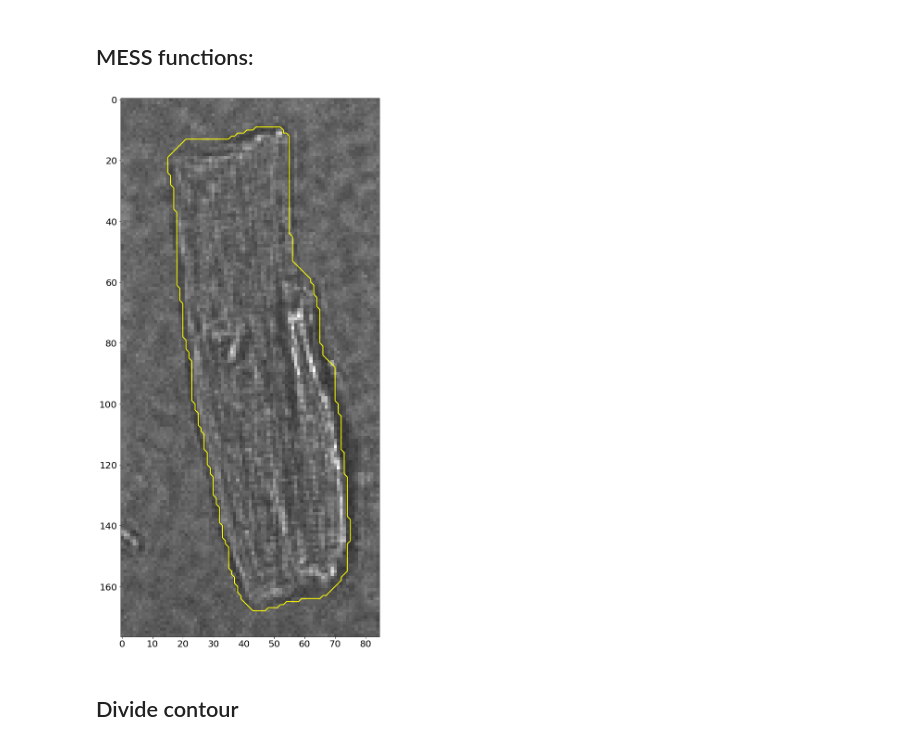
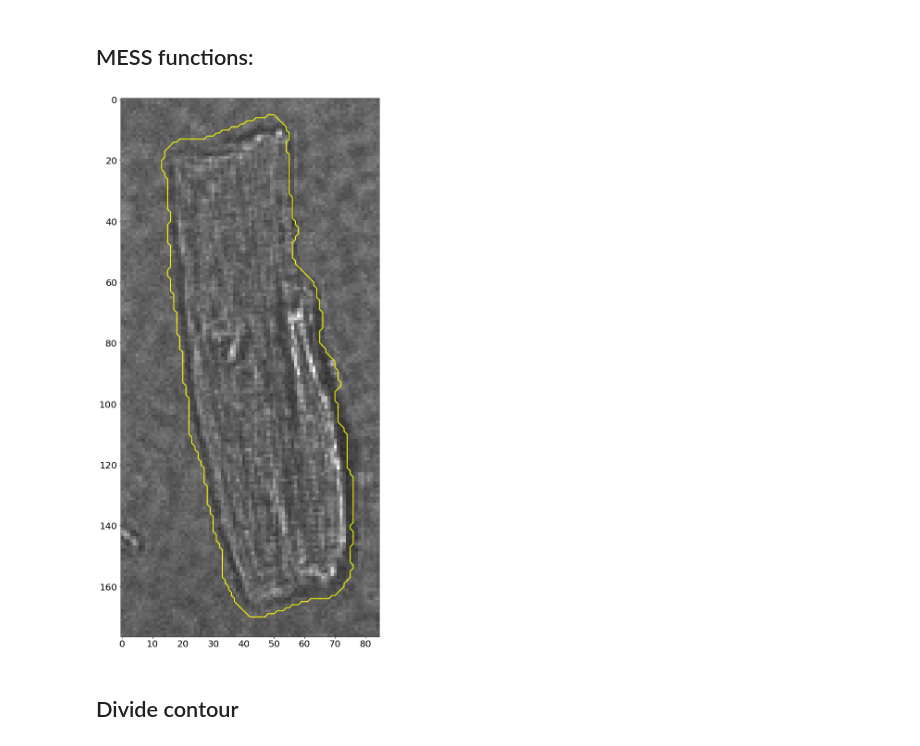
Before and after one commit to zoccoler/metroid, a Jupyter notebook: MESS.ipynb, the cells around one changed output. Saved outputs shown, nothing was run; the diff lists cells and outputs as text; code cells hidden in the pictures.

```diff
--- a/MESS.ipynb
+++ b/MESS.ipynb
@@ -43,11 +43,9 @@ if testing:
 # %%
 if testing:
     from skimage import io
+    global fpath
     fpath = 'Data\\Cell2\\Videos_AP'
     fr = 71.29 #55.78
     fname = 'vid1.tif'
     fullpath = fpath + '\\' + fname
     video = io.imread(fullpath)
-    mname = 'cellmask.tif'
-    fullpath = fpath + '\\' + mname
-    mask = io.imread(fullpath)
@@ -53,0 +54,3 @@ if testing:
+# %%
+if testing:
+    mask_method = 'draw' # or 'load' if you already have mask file stored
@@ -54,3 +279,10 @@ if testing:
+# %%
+if testing:
+    from skimage import io
+    fpath = 'Data\\Cell2\\Videos_AP'
+    mname = 'manualcellmask1.tif' #'manualcellmask1.tif' to use mask dranw above or 'cellmask.tif' to use default mask
+    fullpath = fpath + '\\' + mname
+    mask = io.imread(fullpath)
 # %% [markdown]
 ## MESS functions:
 # %%
@@ -235,16 +463,19 @@ def build_contour(msk):
 # %%
 if testing:
     contour = build_contour(mask)
     fig, ax = plt.subplots(figsize=[10,30],nrows=1, ncols=1)
-    fpath = 'Data\\Cell2'
+    fpath = 'Data\\Cell2\\videos_AP'
     fullpath = fpath + '\\'+'snap.tif'
     snap = io.imread(fullpath)
+    if len(snap.shape)>2:
+        from skimage.color import rgb2gray
+        snap = rgb2gray(snap)*255
     plt.imshow(snap,cmap='gray',vmin=0,vmax=np.amax(snap))
     ax.plot(contour[:,1],contour[:,0],color='yellow',lw=2)
     plt.xticks(fontsize=20)
     plt.yticks(fontsize=20)
 # %% [output]
-[figure, old version]
+[figure, new version]
 # %%
 def change_format(coord, fig2graph = True, nlines = 255):
     '''Change vector format from image to coordinates or vice-a-versa
```
Also changed, not shown: parts of 21 cells of this notebook, 3 other files.
